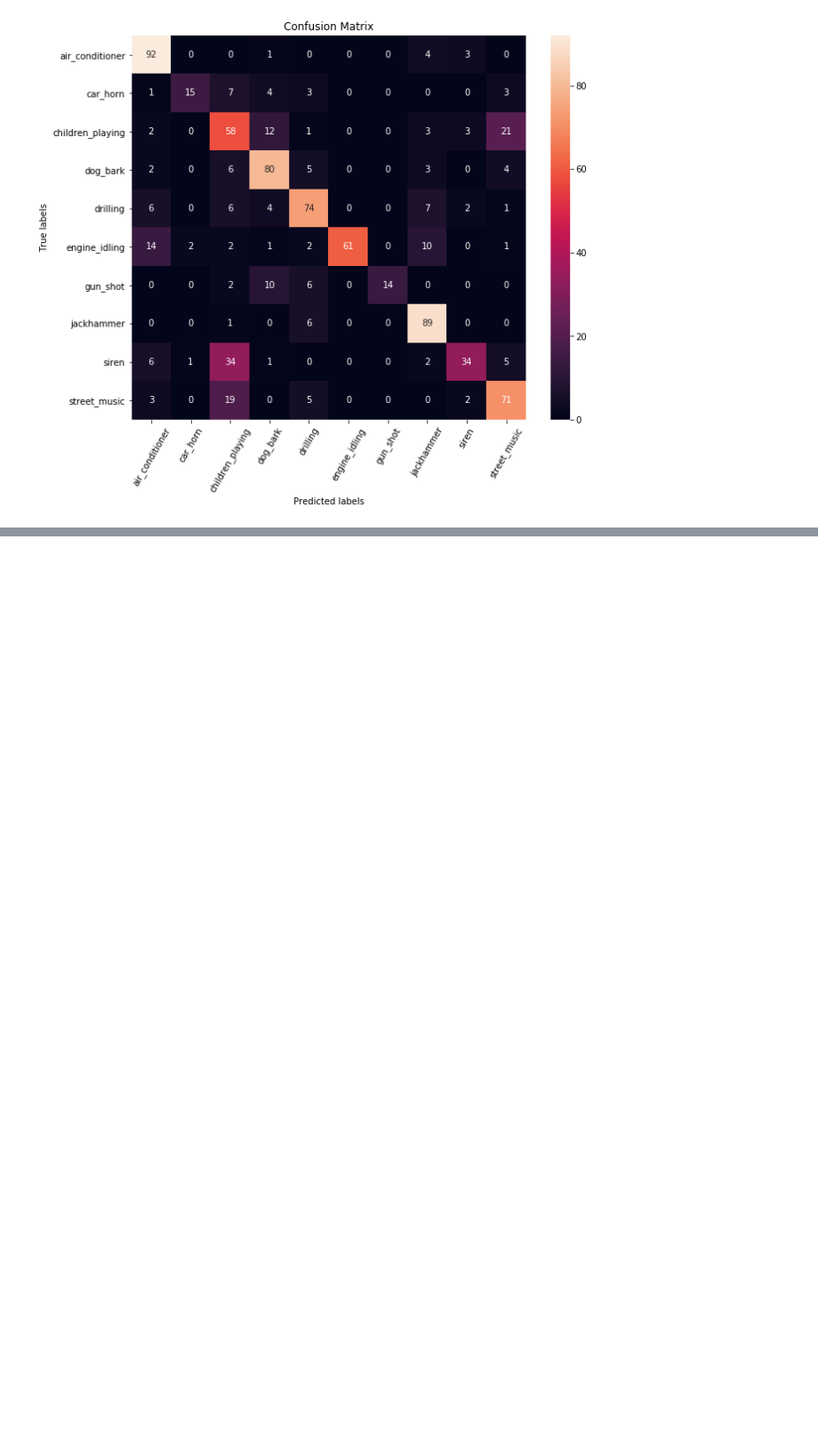
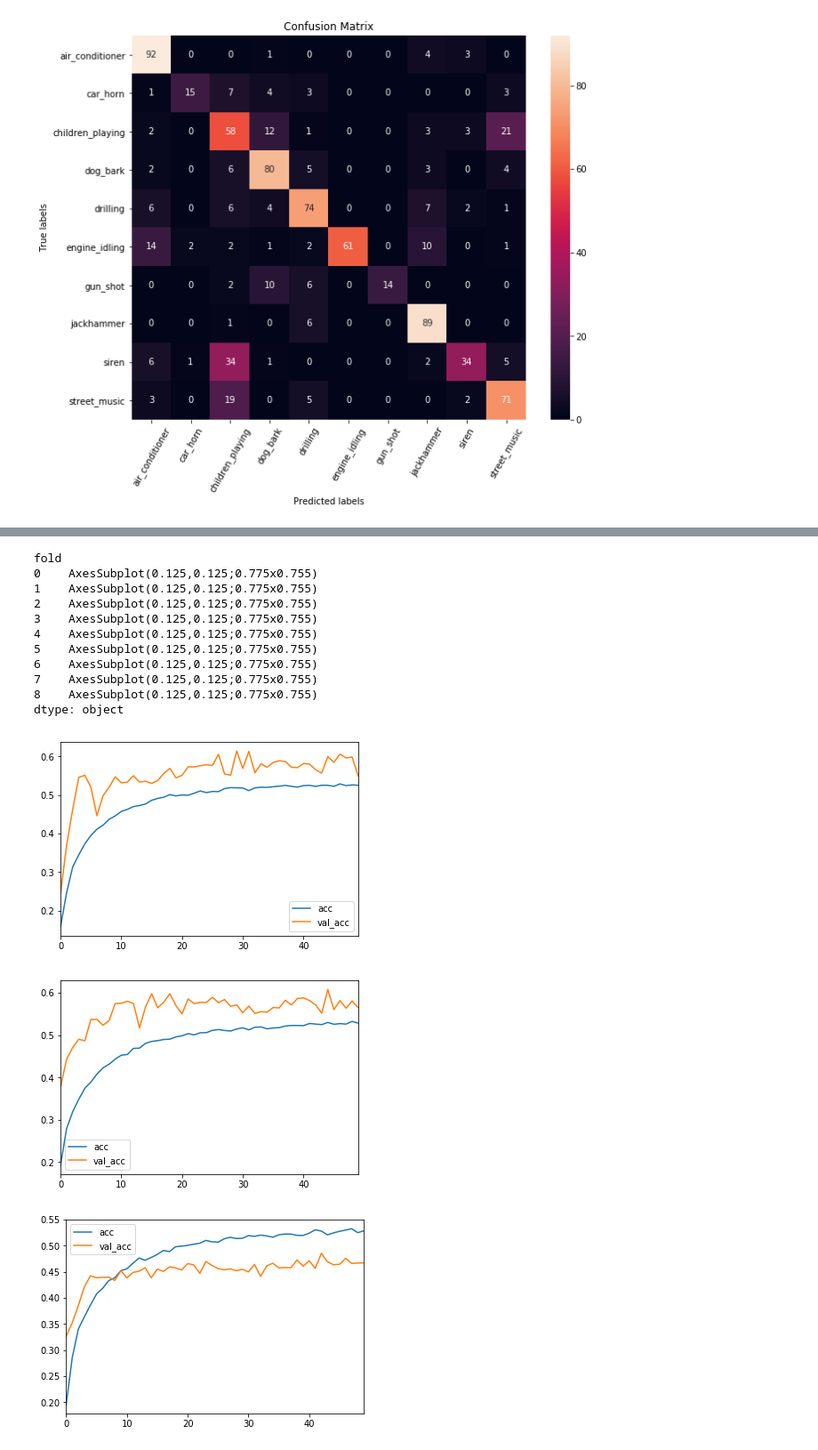
Before and after one commit to jonnor/ESC-CNN-microcontroller, a Jupyter notebook: experiments/urbansounds/First.ipynb, the cells around one changed output, grey strips where cells are left out. Shown: that part at 89% size. Drawn from its saved outputs; the diff is of its cells as text; code cells hidden in the pictures; blank space fills up the shorter version.

```diff
--- a/experiments/urbansounds/First.ipynb
+++ b/experiments/urbansounds/First.ipynb
@@ -303,0 +314,17 @@ array([array([ 14113, 147764, 165642, 165645,  17913,  22962,  46669,  55020,
+# %%
+df.groupby('fold').plot(y=['acc', 'val_acc'])
+# %% [output]
+fold
+0    AxesSubplot(0.125,0.125;0.775x0.755)
+1    AxesSubplot(0.125,0.125;0.775x0.755)
+2    AxesSubplot(0.125,0.125;0.775x0.755)
+3    AxesSubplot(0.125,0.125;0.775x0.755)
+4    AxesSubplot(0.125,0.125;0.775x0.755)
+5    AxesSubplot(0.125,0.125;0.775x0.755)
+6    AxesSubplot(0.125,0.125;0.775x0.755)
+7    AxesSubplot(0.125,0.125;0.775x0.755)
+8    AxesSubplot(0.125,0.125;0.775x0.755)
+dtype: object
+[figure, added]
+[figure, added]
+[figure, added]
```
Also changed, not shown: parts of 13 cells of this notebook.
